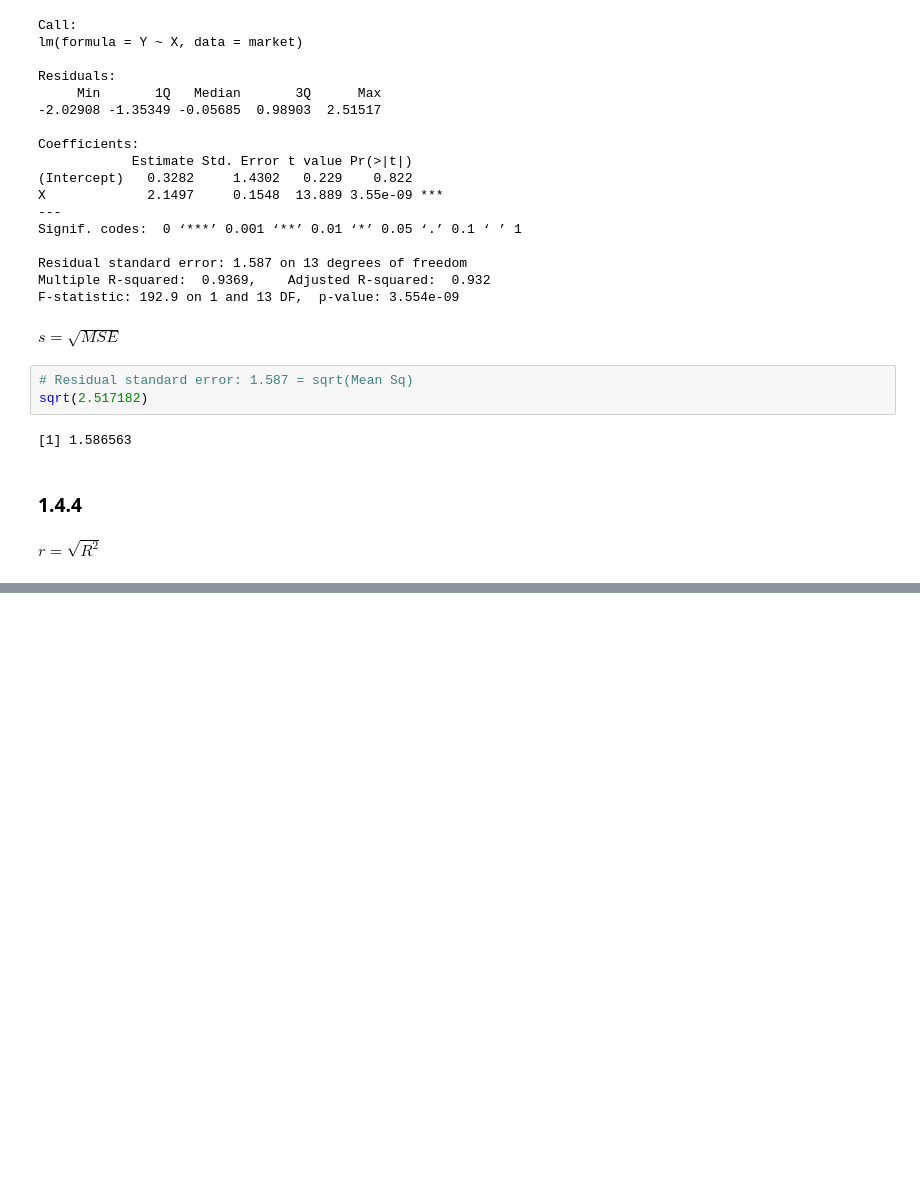
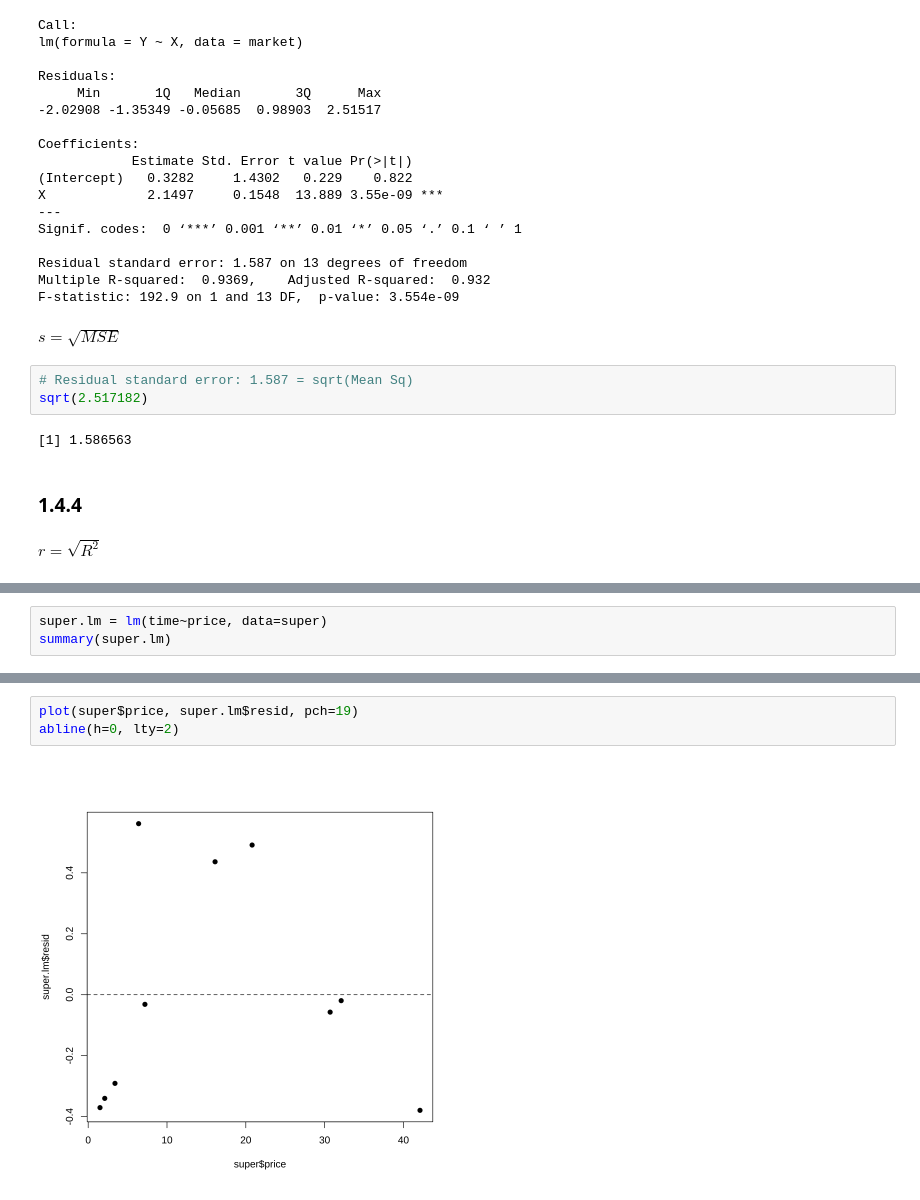
Before and after one commit to rickiepark/knou_stat, a Jupyter notebook: regression_model/ch1.ipynb, the cells around one changed output, grey strips where cells are left out. Drawn from its saved outputs; the diff is of its cells as text; blank space fills up the shorter version.

```diff
--- a/regression_model/ch1.ipynb
+++ b/regression_model/ch1.ipynb
@@ -244,0 +396,3 @@ $r = \sqrt{R^2}$
+# %%
+super.lm = lm(time~price, data=super)
+summary(super.lm)
@@ -244,0 +449,5 @@ $r = \sqrt{R^2}$
+# %%
+plot(super$price, super.lm$resid, pch=19)
+abline(h=0, lty=2)
+# %% [output]
+[figure, added]
```
Also changed, not shown: parts of 37 cells of this notebook.
